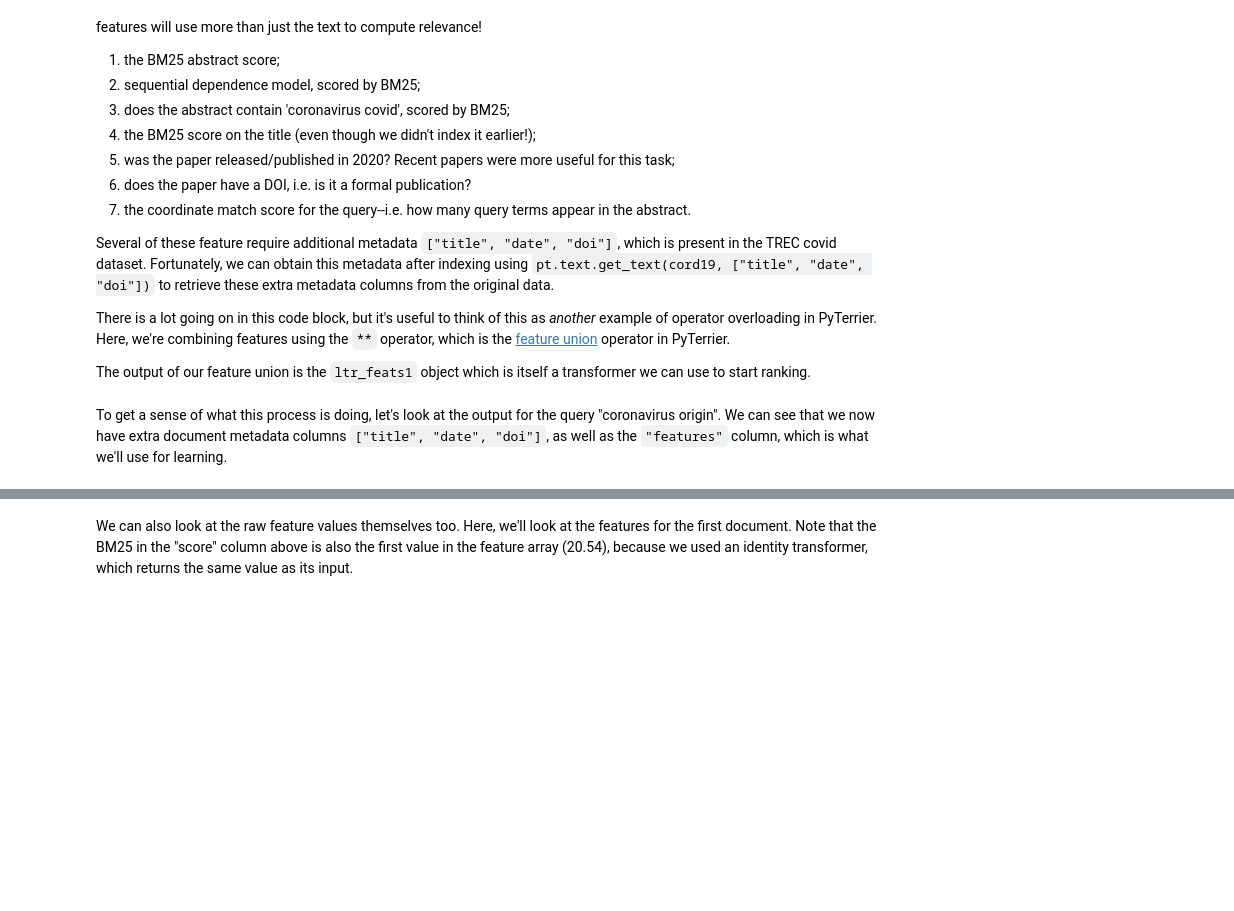
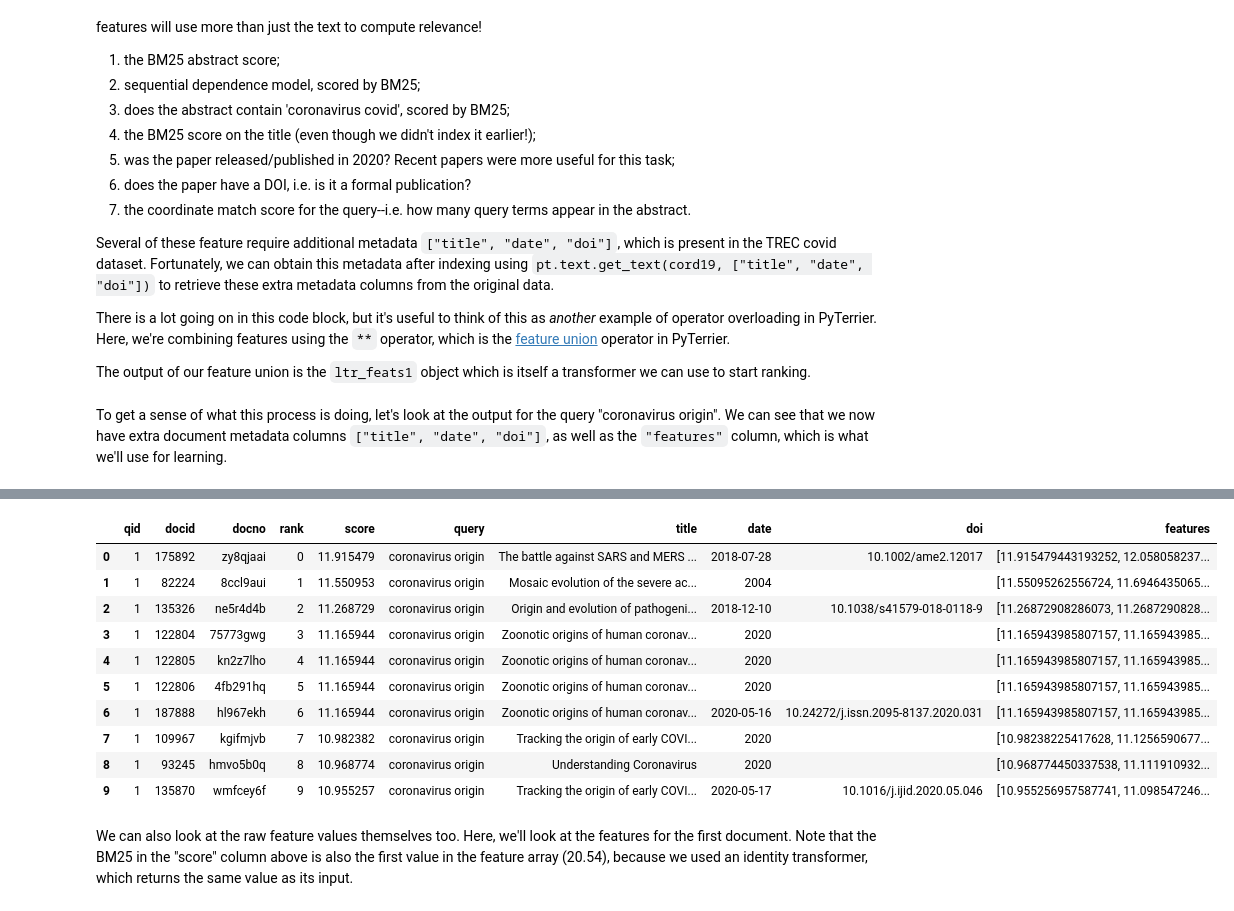
Before and after one commit to andy-techen/information-retrieval-nlp, a Jupyter notebook: pyterrier_deep_learning/Homework 3 Part 2 - Learning to Rank.ipynb, the cells around one changed output, grey strips where cells are left out. Saved outputs shown, nothing was run; the diff lists cells and outputs as text; code cells hidden in the pictures; blank space fills up the shorter version.

```diff
--- a/pyterrier_deep_learning/Homework 3 Part 2 - Learning to Rank.ipynb
+++ b/pyterrier_deep_learning/Homework 3 Part 2 - Learning to Rank.ipynb
@@ -35,20 +35,16 @@ pt_index_path = './terrier_trec_covid_positional_indices'
 
 if not os.path.exists(pt_index_path + "/data.properties"):
     # create the index, using the IterDictIndexer indexer
-
-    iter_indexer = pt.IterDictIndexer(pt_index_path, )
+    iter_indexer = pt.IterDictIndexer(pt_index_path, overwrite=True, blocks=True)
 
     # we give the dataset get_corpus_iter() directly to the indexer
     # while specifying the fields to index and the metadata to record
-
-    # TODO
-    pass
+    index_ref = iter_indexer.index(cord19.get_corpus_iter(), fields=('abstract',), meta=['docno', 'text'], meta_lengths=[20, 4096])
 
 else:
-    # if you already have the index, use it.
-
-    # TODO
-    pass
+    # if you already have the index, create an IndexRef from the data in pt_index_path
+    # that we can use to load using the IndexFactory
+    index_ref = pt.IndexRef.of(pt_index_path)
 
 index = pt.IndexFactory.of(index_ref)
 # %% [markdown]
@@ -195,4 +251,5 @@ fnames=["BM25", "SDM", 'coronavirus covid', 'title', "2020", "hasDoi", "Coordina
 # %% [markdown]
 To get a sense of what this process is doing, let's look at the output for the query "coronavirus origin". We can see that we now have extra document metadata columns `["title", "date", "doi"]`, as well as the `"features"` column, which is what we'll use for learning.
 # %%
-ltr_feats1.search("coronovirus origin")
+ltr_feats1.search("coronavirus origin")
+# %% [output]
@@ -199,3 +257,14 @@ ltr_feats1.search("coronovirus origin")
+|  | qid | docid | docno | rank | score | query | title | date | doi | features |
+| 0 | 1 | 175892 | zy8qjaai | 0 | 11.915479 | coronavirus origin | The battle against SARS and MERS ... | 2018-07-28 | 10.1002/ame2.12017 | [11.915479443193252, 12.058058237... |
+| 1 | 1 | 82224 | 8ccl9aui | 1 | 11.550953 | coronavirus origin | Mosaic evolution of the severe ac... | 2004 |  | [11.55095262556724, 11.6946435065... |
+| 2 | 1 | 135326 | ne5r4d4b | 2 | 11.268729 | coronavirus origin | Origin and evolution of pathogeni... | 2018-12-10 | 10.1038/s41579-018-0118-9 | [11.26872908286073, 11.2687290828... |
+| 3 | 1 | 122804 | 75773gwg | 3 | 11.165944 | coronavirus origin | Zoonotic origins of human coronav... | 2020 |  | [11.165943985807157, 11.165943985... |
+| 4 | 1 | 122805 | kn2z7lho | 4 | 11.165944 | coronavirus origin | Zoonotic origins of human coronav... | 2020 |  | [11.165943985807157, 11.165943985... |
+| 5 | 1 | 122806 | 4fb291hq | 5 | 11.165944 | coronavirus origin | Zoonotic origins of human coronav... | 2020 |  | [11.165943985807157, 11.165943985... |
+| 6 | 1 | 187888 | hl967ekh | 6 | 11.165944 | coronavirus origin | Zoonotic origins of human coronav... | 2020-05-16 | 10.24272/j.issn.2095-8137.2020.031 | [11.165943985807157, 11.165943985... |
+| 7 | 1 | 109967 | kgifmjvb | 7 | 10.982382 | coronavirus origin | Tracking the origin of early COVI... | 2020 |  | [10.98238225417628, 11.1256590677... |
+| 8 | 1 | 93245 | hmvo5b0q | 8 | 10.968774 | coronavirus origin | Understanding Coronavirus | 2020 |  | [10.968774450337538, 11.111910932... |
+| 9 | 1 | 135870 | wmfcey6f | 9 | 10.955257 | coronavirus origin | Tracking the origin of early COVI... | 2020-05-17 | 10.1016/j.ijid.2020.05.046 | [10.955256957587741, 11.098547246... |
 # %% [markdown]
 We can also look at the raw feature values themselves too. Here, we'll look at the features for the first document. Note that the BM25 in the "score" column above is also the first value in the feature array (20.54), because we used an identity transformer, which returns the same value as its input.
 # %%
```
Also changed, not shown: parts of 29 cells of this notebook, 1 other file.
